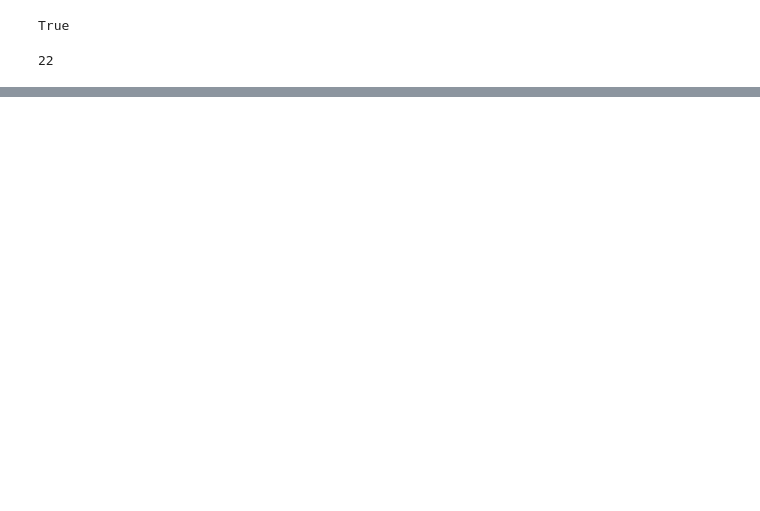
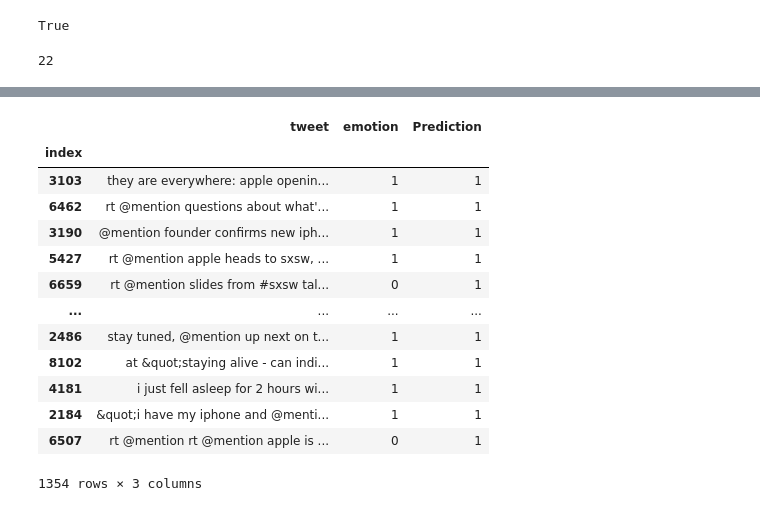
Before and after one commit to leo-schell/Phase4NLP, a Jupyter notebook: RoBerta.ipynb, the cells around one changed output, grey strips where cells are left out. Drawn from its saved outputs; the diff is of its cells as text; code cells hidden in the pictures; blank space fills up the shorter version.

Commit message:
roberta and test preds comparison

```diff
--- a/RoBerta.ipynb
+++ b/RoBerta.ipynb
@@ -663,0 +667,3 @@ Name: final_roberta_score, dtype: int64
+# %%
+test_preds = pd.read_csv('data/test_preds.csv')
+test_preds.head()
@@ -663,0 +677,3 @@ Name: final_roberta_score, dtype: int64
+# %%
+test_preds = test_preds.drop(['Unnamed: 0', 'index.1'], axis=1)
+test_preds.head()
@@ -663,0 +687,17 @@ Name: final_roberta_score, dtype: int64
+# %%
+test_preds.set_index('index')
+# %% [output]
+|  | tweet | emotion | Prediction |
+| index |  |  |  |
+| 3103 | they are everywhere: apple openin... | 1 | 1 |
+| 6462 | rt @mention questions about what'... | 1 | 1 |
+| 3190 | @mention founder confirms new iph... | 1 | 1 |
+| 5427 | rt @mention apple heads to sxsw, ... | 1 | 1 |
+| 6659 | rt @mention slides from #sxsw tal... | 0 | 1 |
+| ... | ... | ... | ... |
+| 2486 | stay tuned, @mention up next on t... | 1 | 1 |
+| 8102 | at &quot;staying alive - can indi... | 1 | 1 |
+| 4181 | i just fell asleep for 2 hours wi... | 1 | 1 |
+| 2184 | &quot;i have my iphone and @menti... | 1 | 1 |
+| 6507 | rt @mention rt @mention apple is ... | 0 | 1 |
+1354 rows × 3 columns
```
Also changed, not shown: parts of 17 cells of this notebook, 1 other file.
